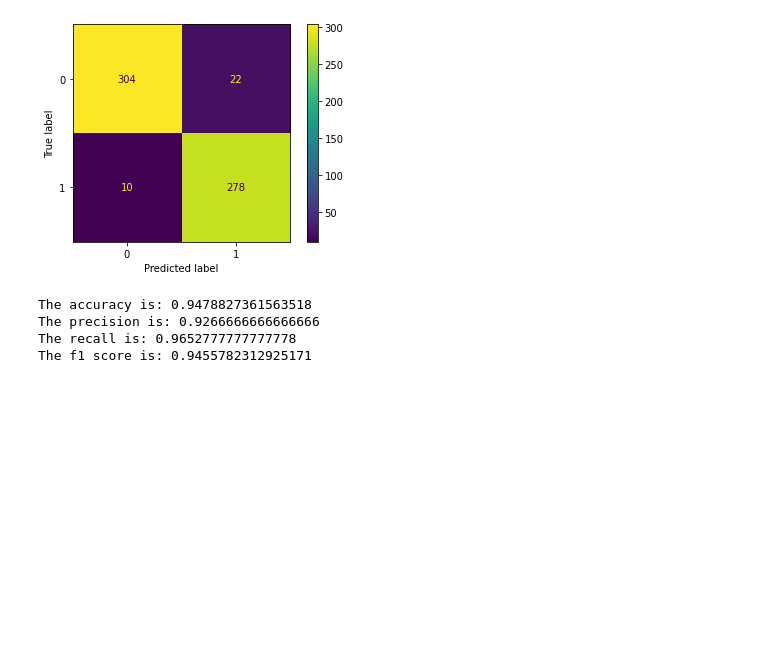
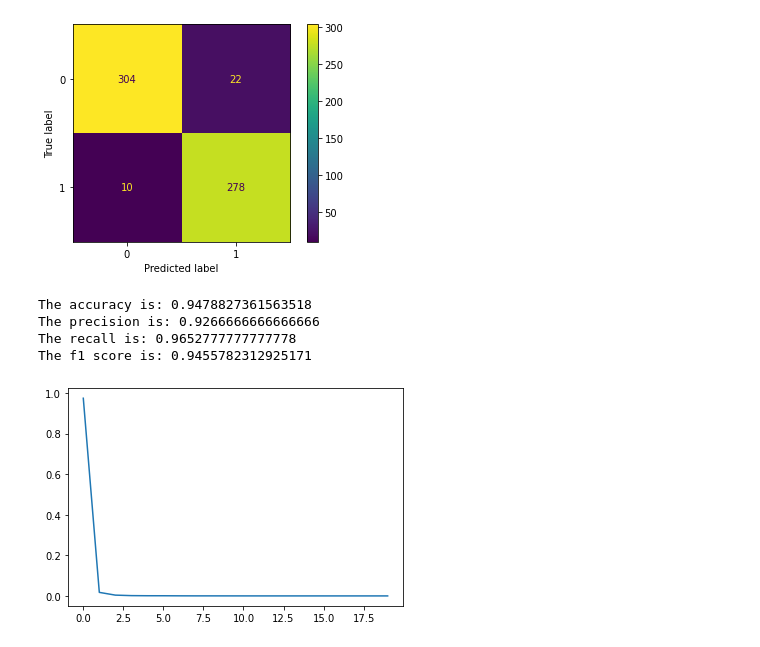
Before and after one commit to Hameon4/Tensorflow-2.0-Practice, a Jupyter notebook: EBTIC_Advanced_AI_training.ipynb, the cells around one changed output. Drawn from its saved outputs; the diff is of its cells as text; code cells hidden in the pictures; blank space fills up the shorter version.

```diff
--- a/EBTIC_Advanced_AI_training.ipynb
+++ b/EBTIC_Advanced_AI_training.ipynb
@@ -162,0 +161,9 @@ The f1 score is: 0.9455782312925171
+# %%
+# Dimensionality reduction with PCA
+from sklearn.decomposition import PCA
+
+pca = PCA(n_components=20)
+pca.fit(X_valid)
+plt.plot(pca.explained_variance_ratio_);
+# %% [output]
+[figure, added]
```
Also changed, not shown: parts of 1 cell of this notebook.
